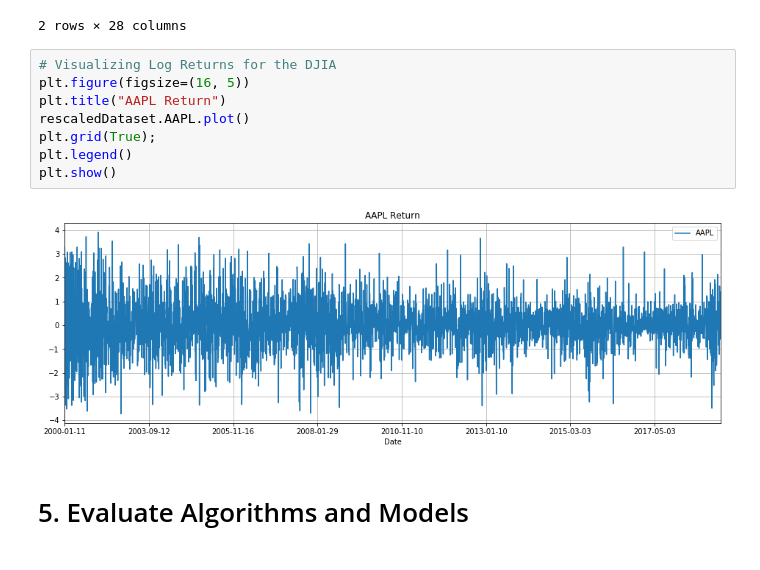
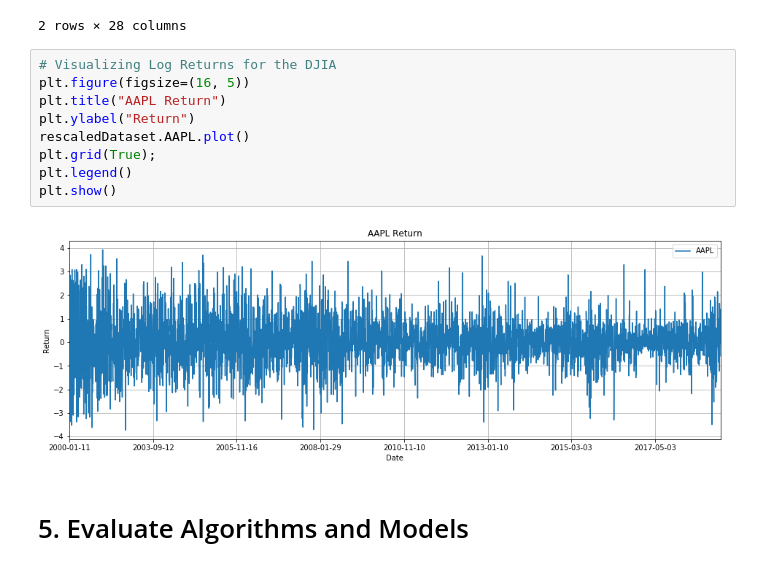
Before and after one commit to tatsath/fin-ml, a Jupyter notebook: Chapter 7 - Unsup. Learning - Dimensionality Reduction/CaseStudy1 - Portfolio Management - Eigen Portfolio/PortfolioManagementEigen Portfolio.ipynb, the cells around one changed output. Saved outputs shown, nothing was run; the diff lists cells and outputs as text.

```diff
--- a/Chapter 7 - Unsup. Learning - Dimensionality Reduction/CaseStudy1 - Portfolio Management - Eigen Portfolio/PortfolioManagementEigen Portfolio.ipynb
+++ b/Chapter 7 - Unsup. Learning - Dimensionality Reduction/CaseStudy1 - Portfolio Management - Eigen Portfolio/PortfolioManagementEigen Portfolio.ipynb
@@ -228,13 +228,14 @@ rescaledDataset.head(2)
 # %%
 # Visualizing Log Returns for the DJIA
 plt.figure(figsize=(16, 5))
 plt.title("AAPL Return")
+plt.ylabel("Return")
 rescaledDataset.AAPL.plot()
 plt.grid(True);
 plt.legend()
 plt.show()
 # %% [output]
-[figure, old version]
+[figure, new version]
 # %% [markdown]
 <a id='4'></a>
 # 5. Evaluate Algorithms and Models
```
Also changed, not shown: parts of 6 cells of this notebook.
